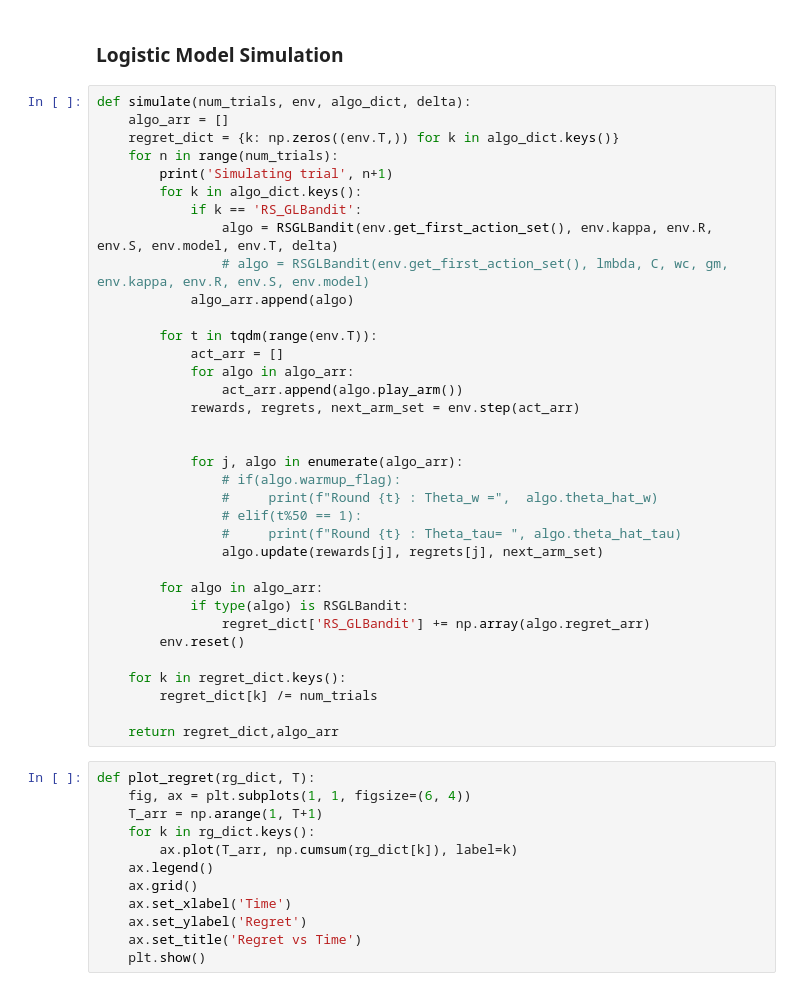
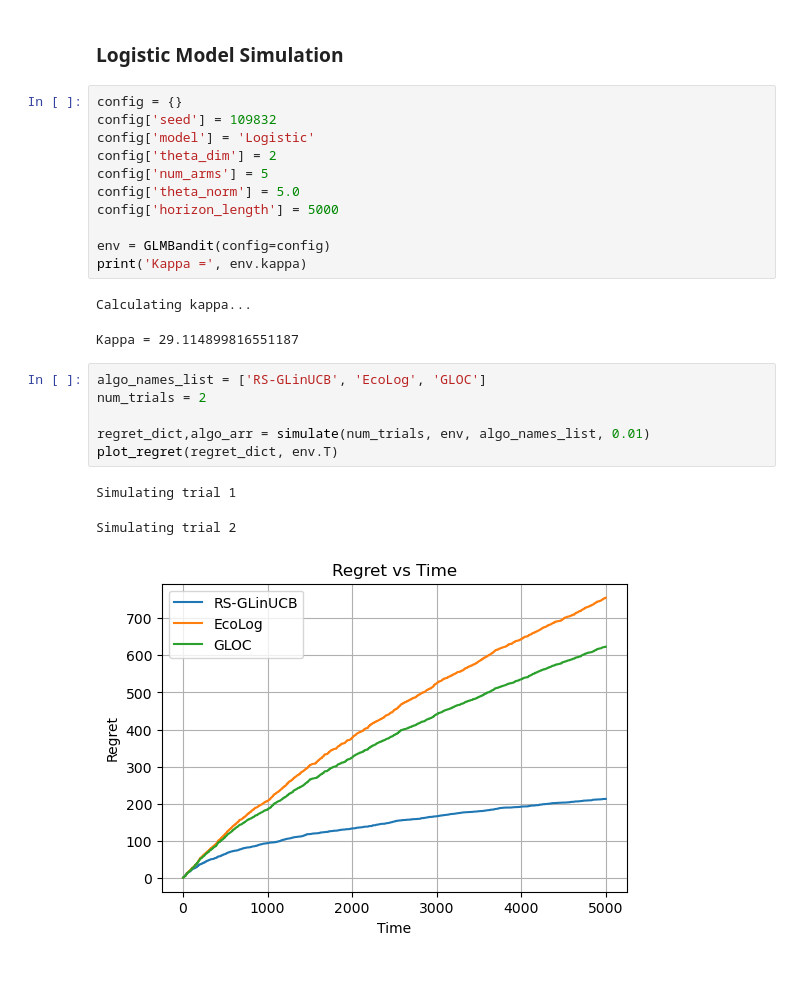
Before and after one commit to nirjhar-das/GLBandit_Limited_Adaptivity, a Jupyter notebook: simulations.ipynb, the cells around one changed output. Saved outputs shown, nothing was run; the diff lists cells and outputs as text.

```diff
--- a/simulations.ipynb
+++ b/simulations.ipynb
@@ -34,49 +95,26 @@ Running trial 5
 # %% [markdown]
 ### Logistic Model Simulation
-# %%
-def simulate(num_trials, env, algo_dict, delta):
-    algo_arr = []
-    regret_dict = {k: np.zeros((env.T,)) for k in algo_dict.keys()}
-    for n in range(num_trials):
-        print('Simulating trial', n+1)
-        for k in algo_dict.keys():
-            if k == 'RS_GLBandit':
-                algo = RSGLBandit(env.get_first_action_set(), env.kappa, env.R, env.S, env.model, env.T, delta)
-                # algo = RSGLBandit(env.get_first_action_set(), lmbda, C, wc, gm, env.kappa, env.R, env.S, env.model)
-            algo_arr.append(algo)
-
-        for t in tqdm(range(env.T)):
-            act_arr = []
-            for algo in algo_arr:
-                act_arr.append(algo.play_arm())
-            rewards, regrets, next_arm_set = env.step(act_arr)
-
-
-            for j, algo in enumerate(algo_arr):
-                # if(algo.warmup_flag):
-                #     print(f"Round {t} : Theta_w =",  algo.theta_hat_w)
-                # elif(t%50 == 1):
-                #     print(f"Round {t} : Theta_tau= ", algo.theta_hat_tau)
-                algo.update(rewards[j], regrets[j], next_arm_set)
-
-        for algo in algo_arr:
-            if type(algo) is RSGLBandit:
-                regret_dict['RS_GLBandit'] += np.array(algo.regret_arr)
-        env.reset()
-
-    for k in regret_dict.keys():
-        regret_dict[k] /= num_trials
-
-    return regret_dict,algo_arr
-# %%
-def plot_regret(rg_dict, T):
-    fig, ax = plt.subplots(1, 1, figsize=(6, 4))
-    T_arr = np.arange(1, T+1)
-    for k in rg_dict.keys():
-        ax.plot(T_arr, np.cumsum(rg_dict[k]), label=k)
-    ax.legend()
-    ax.grid()
-    ax.set_xlabel('Time')
-    ax.set_ylabel('Regret')
-    ax.set_title('Regret vs Time')
-    plt.show()
+# %%
+config = {}
+config['seed'] = 109832
+config['model'] = 'Logistic'
+config['theta_dim'] = 2
+config['num_arms'] = 5
+config['theta_norm'] = 5.0
+config['horizon_length'] = 5000
+
+env = GLMBandit(config=config)
+print('Kappa =', env.kappa)
+# %% [output]
+Calculating kappa...
+Kappa = 29.114899816551187
+# %%
+algo_names_list = ['RS-GLinUCB', 'EcoLog', 'GLOC']
+num_trials = 2
+
+regret_dict,algo_arr = simulate(num_trials, env, algo_names_list, 0.01)
+plot_regret(regret_dict, env.T)
+# %% [output]
+Simulating trial 1
+Simulating trial 2
+[figure, added]
```
Also changed, not shown: parts of 13 cells of this notebook, 11 other files.
